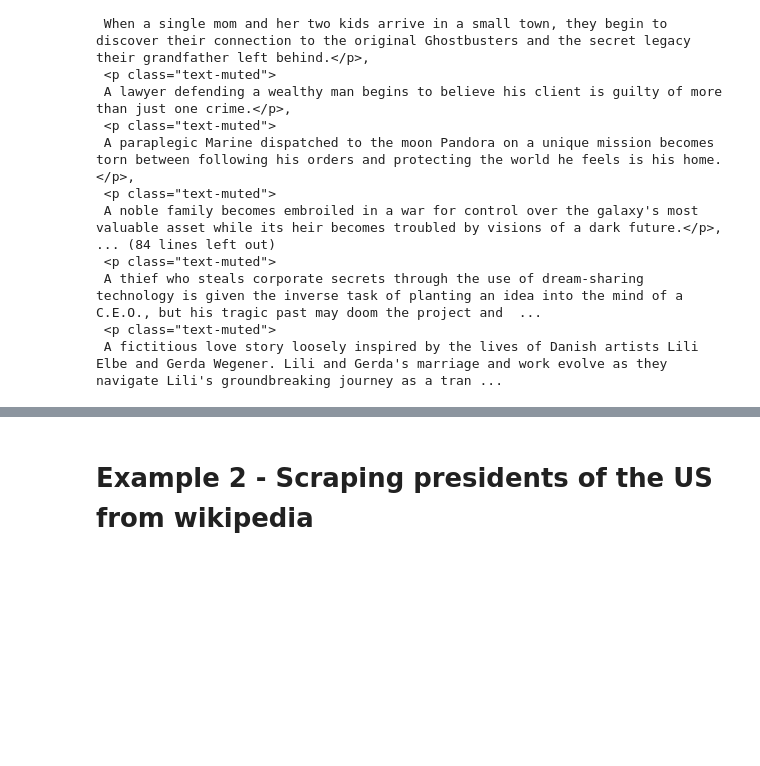
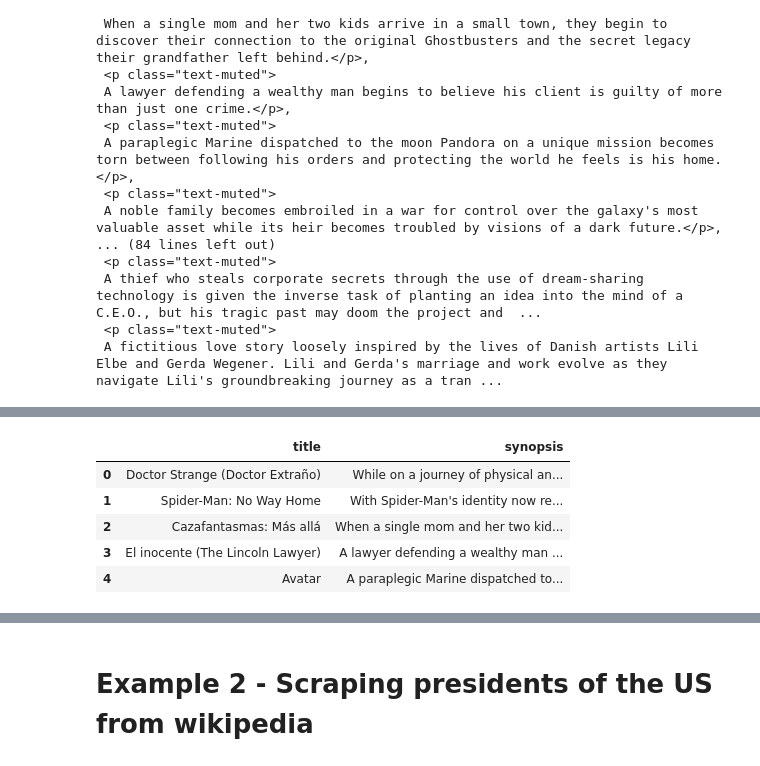
Before and after one commit to rogerserret/IronRoger, a Jupyter notebook: week7_classexs/Multiple_page_scraping.ipynb, the cells around one changed output, grey strips where cells are left out. Saved outputs shown, nothing was run; the diff lists cells and outputs as text; code cells hidden in the pictures; blank space fills up the shorter version.

```diff
--- a/week7_classexs/Multiple_page_scraping.ipynb
+++ b/week7_classexs/Multiple_page_scraping.ipynb
@@ -219,0 +288,9 @@ soup.select('p:nth-child(4)')
+# %%
+movies_all.head()
+# %% [output]
+|  | title | synopsis |
+| 0 | Doctor Strange (Doctor Extraño) | While on a journey of physical an... |
+| 1 | Spider-Man: No Way Home | With Spider-Man's identity now re... |
+| 2 | Cazafantasmas: Más allá | When a single mom and her two kid... |
+| 3 | El inocente (The Lincoln Lawyer) | A lawyer defending a wealthy man ... |
+| 4 | Avatar | A paraplegic Marine dispatched to... |
```
Also changed, not shown: parts of 13 cells of this notebook, 8 other files.
